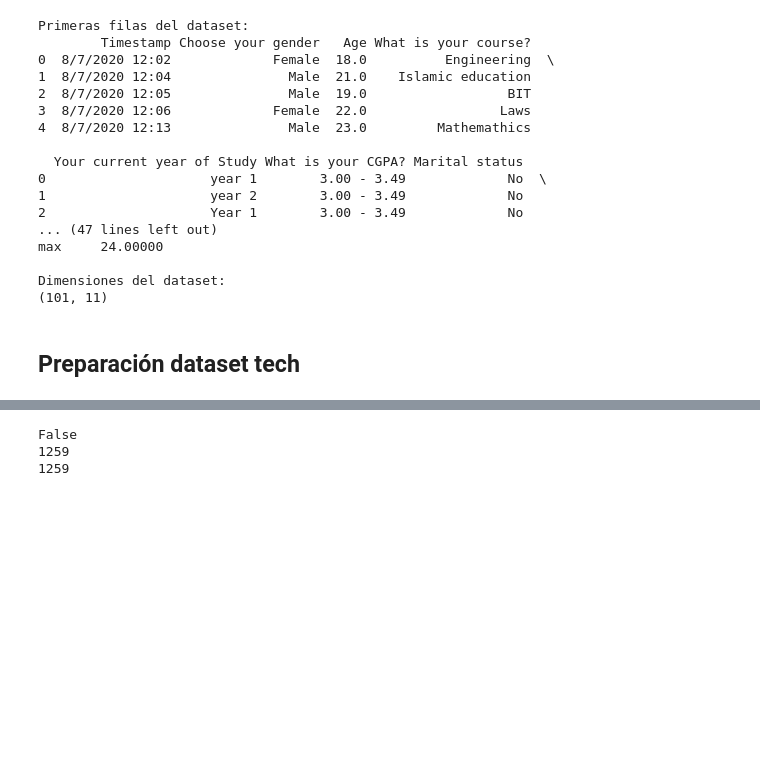
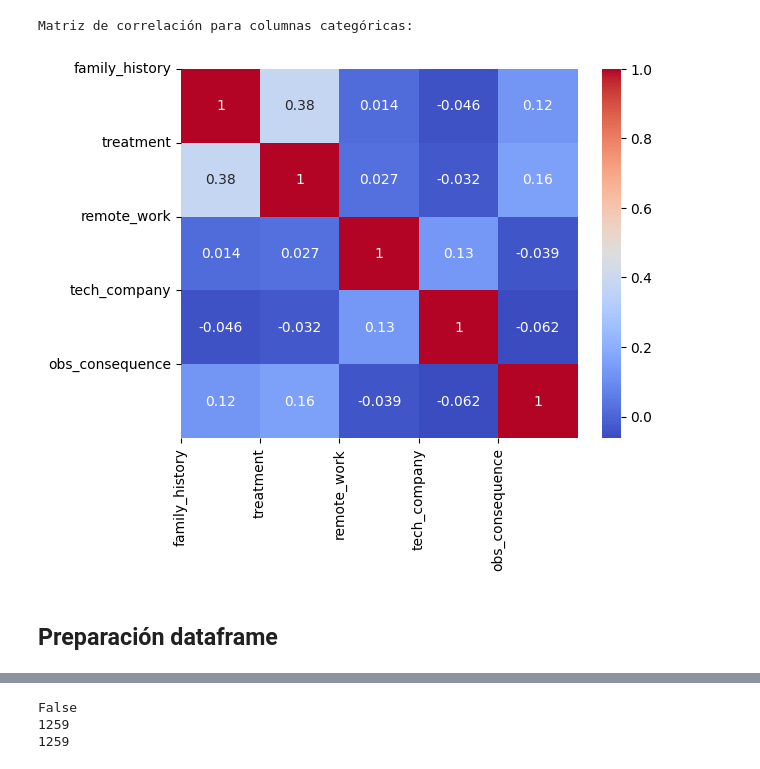
Before and after one commit to Luciaprieto11/TFG, a Jupyter notebook: AnalisisInicial.ipynb, the cells around one changed output, grey strips where cells are left out. Drawn from its saved outputs; the diff is of its cells as text; code cells hidden in the pictures; blank space fills up the shorter version.

```diff
--- a/AnalisisInicial.ipynb
+++ b/AnalisisInicial.ipynb
@@ -47,31 +104,0 @@ Dimensiones del dataset:
-# %%
-#hacer un analisis inicial de los datos
-print("Primeras filas del dataset:")
-print(datos_student_original.head())
-
-print("\nInformación del dataset:")
-print(datos_student_original.info())
-
-print("\nEstadísticas resumidas del dataset:")
-print(datos_student_original.describe())
-
-print("\nDimensiones del dataset:")
-print(datos_student_original.shape)
-# %% [output]
-Primeras filas del dataset:
-        Timestamp Choose your gender   Age What is your course?
-0  8/7/2020 12:02             Female  18.0          Engineering  \
-1  8/7/2020 12:04               Male  21.0    Islamic education
-2  8/7/2020 12:05               Male  19.0                  BIT
-3  8/7/2020 12:06             Female  22.0                 Laws
-4  8/7/2020 12:13               Male  23.0         Mathemathics
-
-  Your current year of Study What is your CGPA? Marital status
-0                     year 1        3.00 - 3.49             No  \
-1                     year 2        3.00 - 3.49             No
-2                     Year 1        3.00 - 3.49             No
-... (47 lines left out)
-max     24.00000
-
-Dimensiones del dataset:
-(101, 11)
@@ -78,2 +107,40 @@ Dimensiones del dataset:
+# %%
+#calcular matriz de correlacion antes de limpiar los datos
+
+#seleccionar las columnas categoricas
+columnas_categoricas = datos_tech_original.select_dtypes(include=['object']).columns
+
+# Seleccionar las columnas booleanas
+columnas_booleanas = datos_tech_original.select_dtypes(include='boolean').columns
+
+# Crear un nuevo DataFrame solo con las columnas categóricas y booleanas
+df_bool_cat = datos_tech_original[columnas_booleanas.tolist() + columnas_categoricas.tolist()]
+
+# Convertir las columnas categóricas en variables dummy
+#df_categoricas = pd.get_dummies(df_categoricas)
+
+# Calcular la matriz de correlación para las columnas booleanas y categóricas
+matriz_correlacion = df_bool_cat.corr()
+
+# Calcular la matriz de correlación para las columnas categóricas
+#matriz_correlacion_categoricas = df_categoricas.corr()
+
+# Imprimir la matriz de correlación para las columnas categóricas
+print("Matriz de correlación para columnas categóricas:")
+#print(matriz_correlacion_categoricas)
+# %% [output]
+Matriz de correlación para columnas categóricas:
+# %%
+# Crear un mapa de calor de la matriz de correlación
+sns.heatmap(matriz_correlacion, annot=True, cmap='coolwarm')
+
+# Configurar las etiquetas de los ejes
+plt.xticks(range(len(matriz_correlacion.columns)), matriz_correlacion.columns, rotation=90)
+plt.yticks(range(len(matriz_correlacion.columns)), matriz_correlacion.columns)
+
+# Mostrar el mapa de calor
+plt.show()
+# %% [output]
+[figure, added]
 # %% [markdown]
-## Preparación dataset tech
+## Preparación dataframe
```
Also changed, not shown: parts of 25 cells of this notebook.
